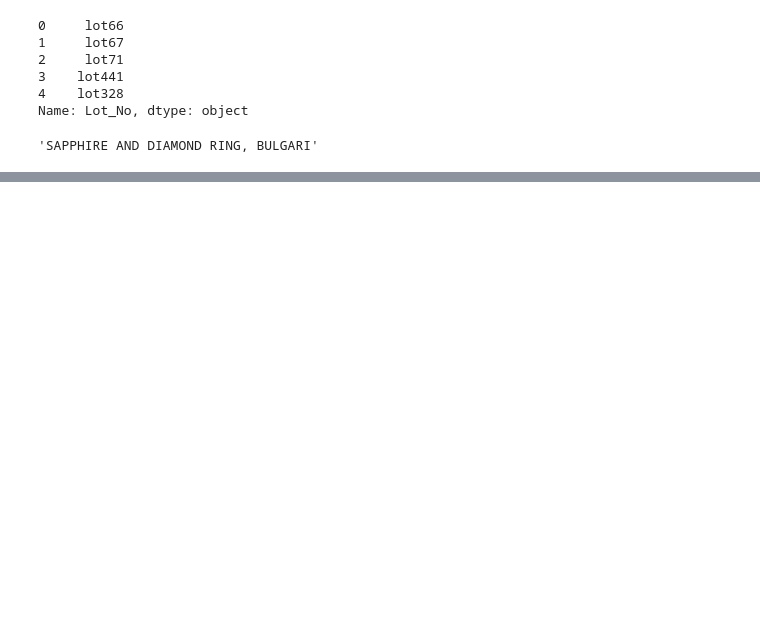
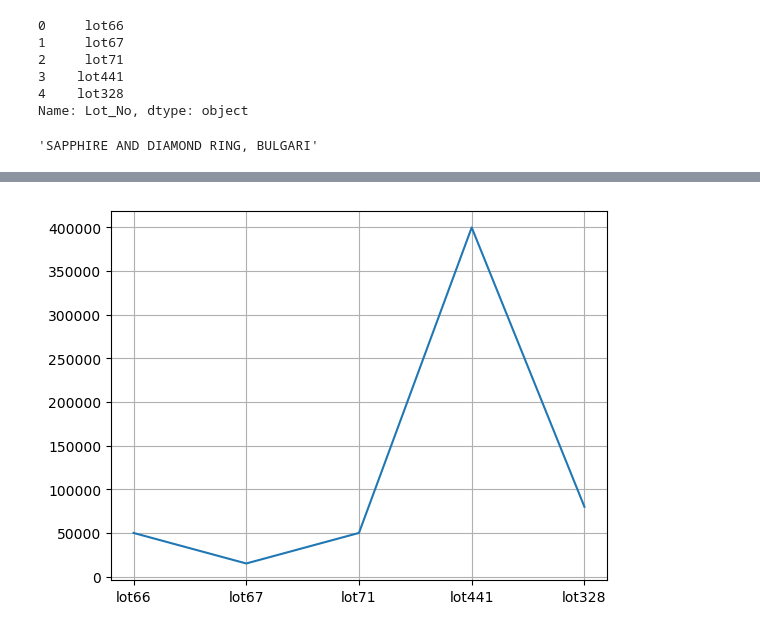
Before and after one commit to javawillch/spider_auction, a Jupyter notebook: data visualization with python.ipynb, the cells around one changed output, grey strips where cells are left out. Cells and saved outputs as stored; diff of their text form; code cells hidden in the pictures; blank space fills up the shorter version.

```diff
--- a/data visualization with python.ipynb
+++ b/data visualization with python.ipynb
@@ -68,0 +85,8 @@ diamond
+# %%
+# connect the 2 columns
+plt.xticks(sample_data.No, sample_data.Lot_No)
+plt.plot(sample_data.No, sample_data.Price)
+plt.grid()
+plt.show()
+# %% [output]
+[figure, added]
```
Also changed, not shown: parts of 7 cells of this notebook, 1 other file.
